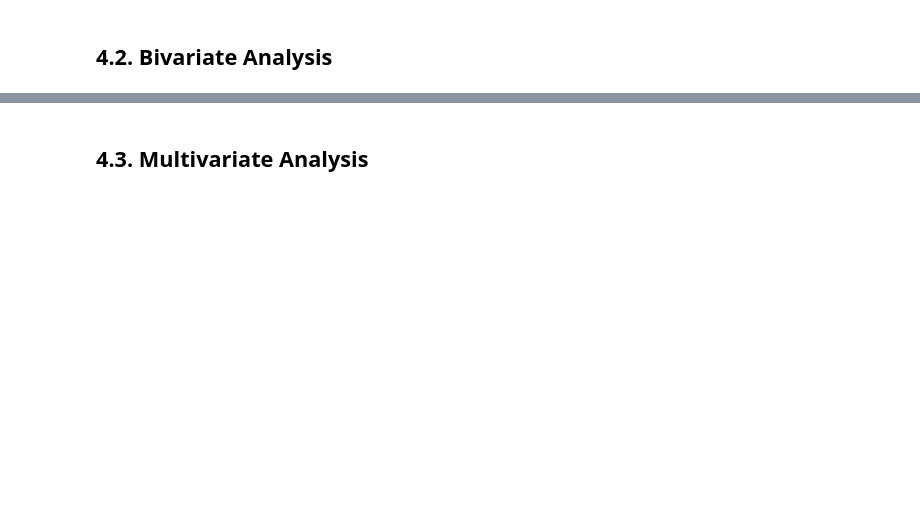
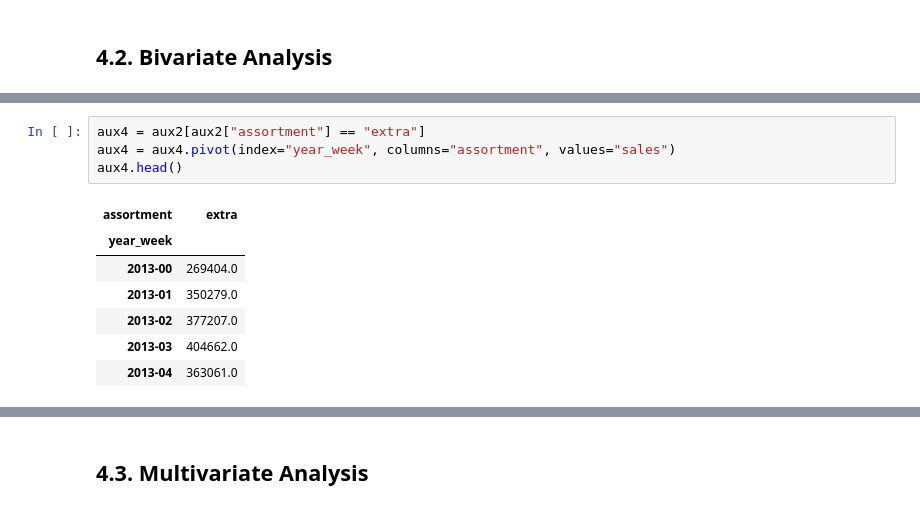
Before and after one commit to lucasquemelli/Rossman_Store_Sales, a Jupyter notebook: rossmann_store_sales.ipynb, the cells around one changed output, grey strips where cells are left out. Saved outputs shown, nothing was run; the diff lists cells and outputs as text; blank space fills up the shorter version.

```diff
--- a/rossmann_store_sales.ipynb
+++ b/rossmann_store_sales.ipynb
@@ -983,0 +1005,12 @@ Basic, extended and extra has the same order for count and sales volume. As we e
+# %%
+aux4 = aux2[aux2["assortment"] == "extra"]
+aux4 = aux4.pivot(index="year_week", columns="assortment", values="sales")
+aux4.head()
+# %% [output]
+| assortment | extra |
+| year_week |  |
+| 2013-00 | 269404.0 |
+| 2013-01 | 350279.0 |
+| 2013-02 | 377207.0 |
+| 2013-03 | 404662.0 |
+| 2013-04 | 363061.0 |
```
Also changed, not shown: parts of 10 cells of this notebook.
